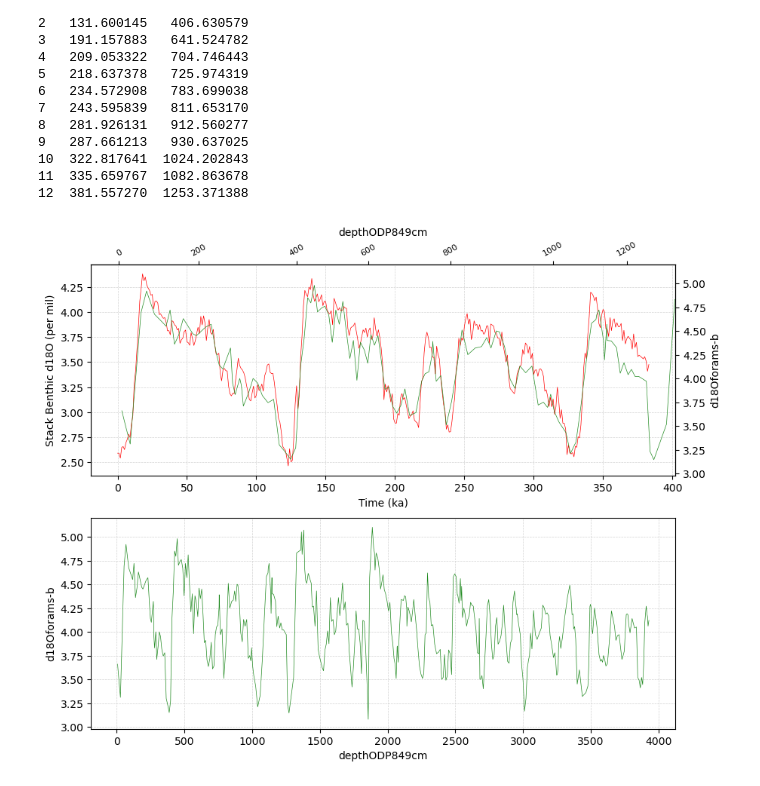
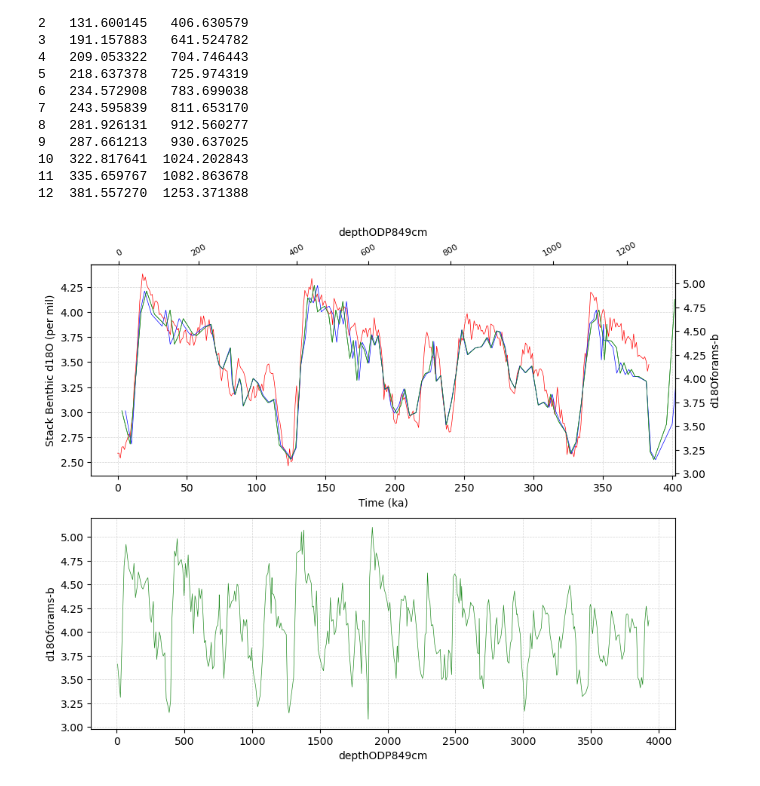
Before and after one commit to PBrockmann/PyAnalyseries, a Jupyter notebook: interp1d.ipynb, the cells around one changed output. Saved outputs shown, nothing was run; the diff lists cells and outputs as text; code cells hidden in the pictures.

```diff
--- a/interp1d.ipynb
+++ b/interp1d.ipynb
@@ -43,8 +28,5 @@ def readData(file, x1Name, y1Name, x2Name, y2Name):
 # %%
-x1Name ='Time (ka)'
-y1Name = 'Stack Benthic d18O (per mil)'
-x2Name = 'depthODP849cm'
-y2Name = 'd18Oforams-b'
-
-readData('testFile.csv', x1Name, y1Name, x2Name, y2Name)
+file = 'testFile.csv'
+df = pd.read_csv(file)
+df
 # %% [output]
@@ -74,8 +73,13 @@ print(df)
 coordsX1 = df['coordsX1']
 coordsX2 = df['coordsX2']
 
-f_1to2 = interpolate.interp1d(coordsX1, coordsX2, fill_value="extrapolate")
-f_2to1 = interpolate.interp1d(coordsX2, coordsX1, fill_value="extrapolate")
+kind = 'linear'
+f_1to2 = interpolate.interp1d(coordsX1, coordsX2, kind=kind, fill_value="extrapolate")
+f_2to1 = interpolate.interp1d(coordsX2, coordsX1, kind=kind, fill_value="extrapolate")
+
+kind = 'quadratic'
+g_1to2 = interpolate.interp1d(coordsX1, coordsX2, kind=kind, fill_value="extrapolate")
+g_2to1 = interpolate.interp1d(coordsX2, coordsX1, kind=kind, fill_value="extrapolate")
 # %% [output]
       coordsX1     coordsX2
 0    13.181947    42.189609
@@ -92,27 +96,31 @@ f_2to1 = interpolate.interp1d(coordsX2, coordsX1, fill_value="extrapolate")
 11  335.659767  1082.863678
 12  381.557270  1253.371388
 # %%
-fig, axs = plt.subplots(2, 1, figsize=(10,8), num='Lineage')
+fig, axs = plt.subplots(2, 1, figsize=(10,8))
 
 axs[0].plot(x1, y1, c='red', lw=0.5)
 axs[0].grid(visible=True, which='major', color='lightgray', linestyle='dashed', linewidth=0.5)
 axs[0].set_xlabel(x1Name)
 axs[0].set_ylabel(y1Name)
 xlim = axs[0].get_xlim()
 
 axs[1].plot(x2, y2, c='forestgreen', lw=0.5)
 axs[1].grid(visible=True, which='major', color='lightgray', linestyle='dashed', linewidth=0.5)
 axs[1].set_xlabel(x2Name)
 axs[1].set_ylabel(y2Name)
 
 axsInterp = axs[0].twinx()
 axsInterp.set_ylabel(y2Name)
 axsInterp.plot(f_2to1(x2), y2, c='forestgreen', lw=0.5)
 second_xaxis = axsInterp.secondary_xaxis('top', functions=(f_1to2, f_2to1))
 second_xaxis.tick_params(labelrotation=30, labelsize=8)
 second_xaxis.set_xlabel(x2Name)
 axsInterp.set_xlim(xlim)
 
+axsInterp.plot(g_2to1(x2), y2, c='blue', lw=0.5)
+
+axsInterp.plot(f_2to1(x2), y2, c='forestgreen', lw=0.5)
+
 plt.show()
 # %% [output]
-[figure, old version]
+[figure, new version]
```
Also changed, not shown: parts of 5 cells of this notebook, 4 other files.
